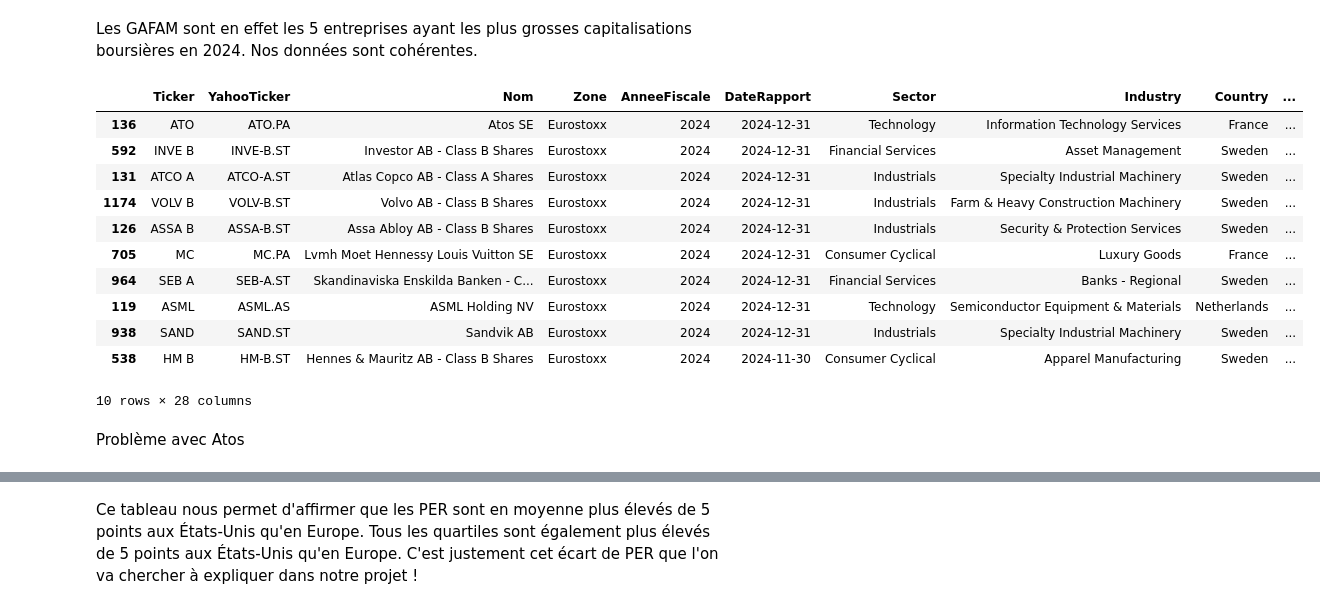
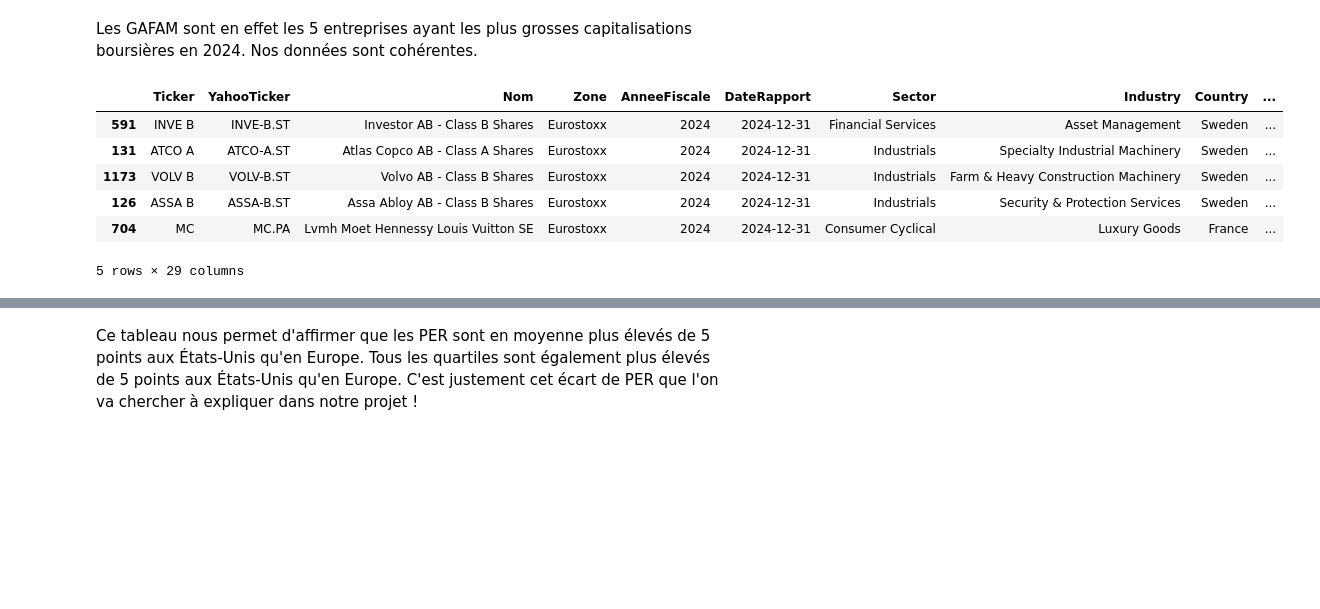
Before and after one commit to tnourlyn/Projet-Python---The-Transatlantic-valuation-guide, a Jupyter notebook: Analyse préliminaire des données/Analyse_preliminaire.ipynb, the cells around one changed output, grey strips where cells are left out. Cells and saved outputs as stored; diff of their text form; code cells hidden in the pictures; blank space fills up the shorter version.

```diff
--- a/Analyse préliminaire des données/Analyse_preliminaire.ipynb
+++ b/Analyse préliminaire des données/Analyse_preliminaire.ipynb
@@ -74,22 +74,15 @@ Les GAFAM sont en effet les 5 entreprises ayant les plus grosses capitalisations
 # %%
 # On filtre, on trie par ordre décroissant (ascending=False), et on prend les 5 premières valorisations boursières du STX600 en 2024
 top_10_equity_STX600 = df_STX600[df_STX600['AnneeFiscale'] == 2024].sort_values(by='MarketCapitalizationBN', ascending=False).head(10)
-top_10_equity_STX600.head(10)
+top_10_equity_STX600.head(5)
 # %% [output]
 |  | Ticker | YahooTicker | Nom | Zone | AnneeFiscale | DateRapport | Sector | Industry | Country | ... |
-| 136 | ATO | ATO.PA | Atos SE | Eurostoxx | 2024 | 2024-12-31 | Technology | Information Technology Services | France | ... |
-| 592 | INVE B | INVE-B.ST | Investor AB - Class B Shares | Eurostoxx | 2024 | 2024-12-31 | Financial Services | Asset Management | Sweden | ... |
+| 591 | INVE B | INVE-B.ST | Investor AB - Class B Shares | Eurostoxx | 2024 | 2024-12-31 | Financial Services | Asset Management | Sweden | ... |
 | 131 | ATCO A | ATCO-A.ST | Atlas Copco AB - Class A Shares | Eurostoxx | 2024 | 2024-12-31 | Industrials | Specialty Industrial Machinery | Sweden | ... |
-| 1174 | VOLV B | VOLV-B.ST | Volvo AB - Class B Shares | Eurostoxx | 2024 | 2024-12-31 | Industrials | Farm & Heavy Construction Machinery | Sweden | ... |
+| 1173 | VOLV B | VOLV-B.ST | Volvo AB - Class B Shares | Eurostoxx | 2024 | 2024-12-31 | Industrials | Farm & Heavy Construction Machinery | Sweden | ... |
 | 126 | ASSA B | ASSA-B.ST | Assa Abloy AB - Class B Shares | Eurostoxx | 2024 | 2024-12-31 | Industrials | Security & Protection Services | Sweden | ... |
-| 705 | MC | MC.PA | Lvmh Moet Hennessy Louis Vuitton SE | Eurostoxx | 2024 | 2024-12-31 | Consumer Cyclical | Luxury Goods | France | ... |
-| 964 | SEB A | SEB-A.ST | Skandinaviska Enskilda Banken - C... | Eurostoxx | 2024 | 2024-12-31 | Financial Services | Banks - Regional | Sweden | ... |
-| 119 | ASML | ASML.AS | ASML Holding NV | Eurostoxx | 2024 | 2024-12-31 | Technology | Semiconductor Equipment & Materials | Netherlands | ... |
-| 938 | SAND | SAND.ST | Sandvik AB | Eurostoxx | 2024 | 2024-12-31 | Industrials | Specialty Industrial Machinery | Sweden | ... |
-| 538 | HM B | HM-B.ST | Hennes & Mauritz AB - Class B Shares | Eurostoxx | 2024 | 2024-11-30 | Consumer Cyclical | Apparel Manufacturing | Sweden | ... |
+| 704 | MC | MC.PA | Lvmh Moet Hennessy Louis Vuitton SE | Eurostoxx | 2024 | 2024-12-31 | Consumer Cyclical | Luxury Goods | France | ... |
-10 rows × 28 columns
+5 rows × 29 columns
-# %% [markdown]
-Problème avec Atos
 # %%
 # tableau comparatif de la distribution des PER en Europe et aux États-Unis
 
```
Also changed, not shown: parts of 9 cells of this notebook, 2 other files.
